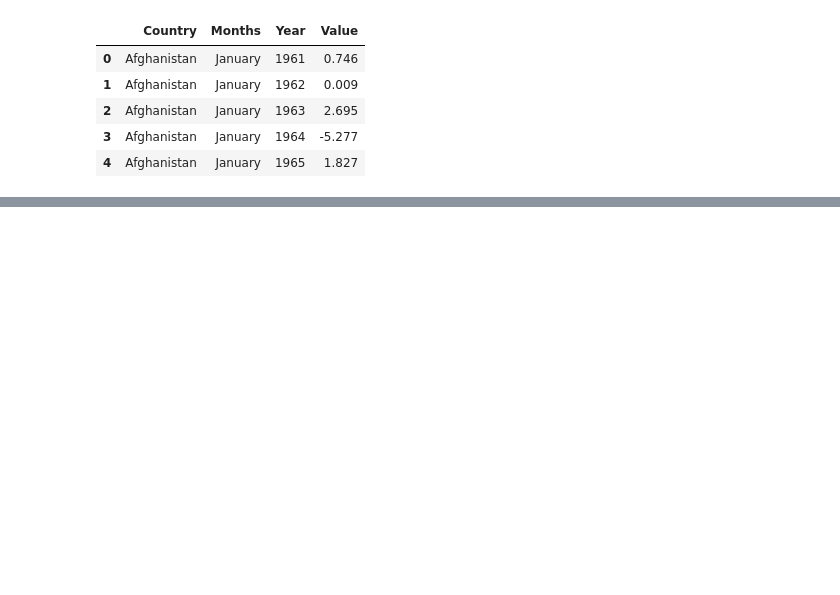
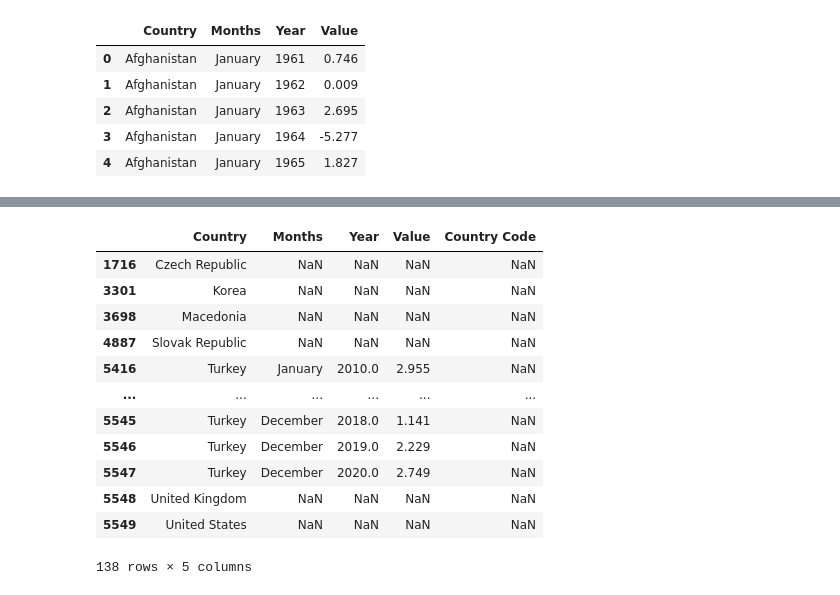
Before and after one commit to shwetajain1022/Project-4, a Jupyter notebook: Dec_temp_2009.ipynb, the cells around one changed output, grey strips where cells are left out. Drawn from its saved outputs; the diff is of its cells as text; code cells hidden in the pictures; blank space fills up the shorter version.

```diff
--- a/Dec_temp_2009.ipynb
+++ b/Dec_temp_2009.ipynb
@@ -104,0 +173,3 @@ comm_list_2
+# %%
+country_df = pd.DataFrame(country_list,columns=['Country'])
+country_df
@@ -104,0 +194,3 @@ comm_list_2
+# %%
+selected_country_df=pd.merge(temp_changes_4,country_df,how='right',on='Country')
+selected_country_df["Country"].unique()
@@ -104,0 +208,17 @@ comm_list_2
+# %%
+nans3=selected_country_df[selected_country_df['Country Code'].isnull()]
+nans3
+# %% [output]
+|  | Country | Months | Year | Value | Country Code |
+| 1716 | Czech Republic | NaN | NaN | NaN | NaN |
+| 3301 | Korea | NaN | NaN | NaN | NaN |
+| 3698 | Macedonia | NaN | NaN | NaN | NaN |
+| 4887 | Slovak Republic | NaN | NaN | NaN | NaN |
+| 5416 | Turkey | January | 2010.0 | 2.955 | NaN |
+| ... | ... | ... | ... | ... | ... |
+| 5545 | Turkey | December | 2018.0 | 1.141 | NaN |
+| 5546 | Turkey | December | 2019.0 | 2.229 | NaN |
+| 5547 | Turkey | December | 2020.0 | 2.749 | NaN |
+| 5548 | United Kingdom | NaN | NaN | NaN | NaN |
+| 5549 | United States | NaN | NaN | NaN | NaN |
+138 rows × 5 columns
```
Also changed, not shown: parts of 11 cells of this notebook.
